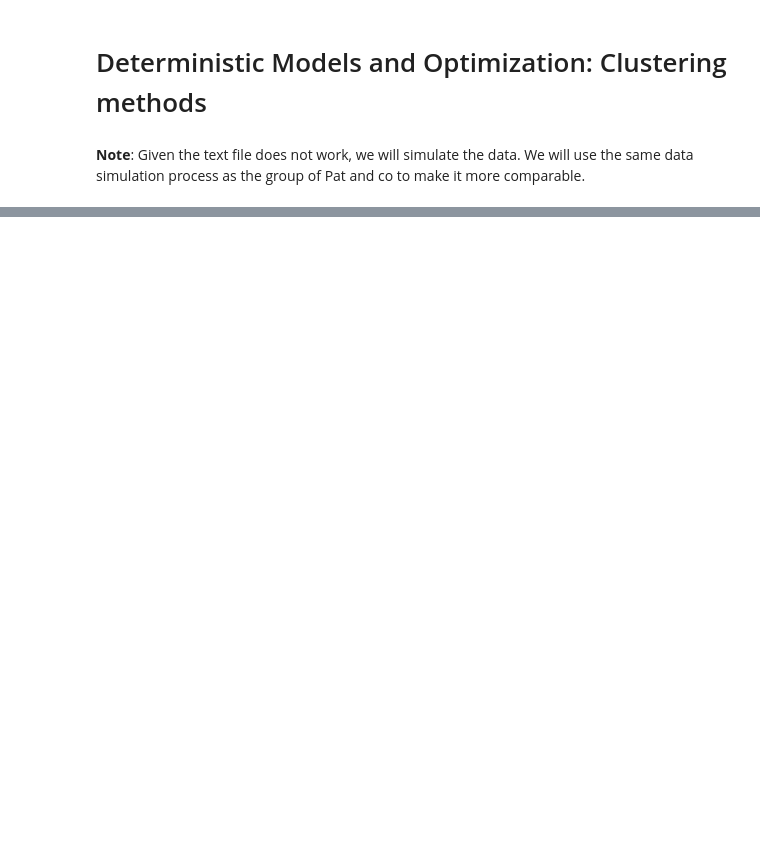
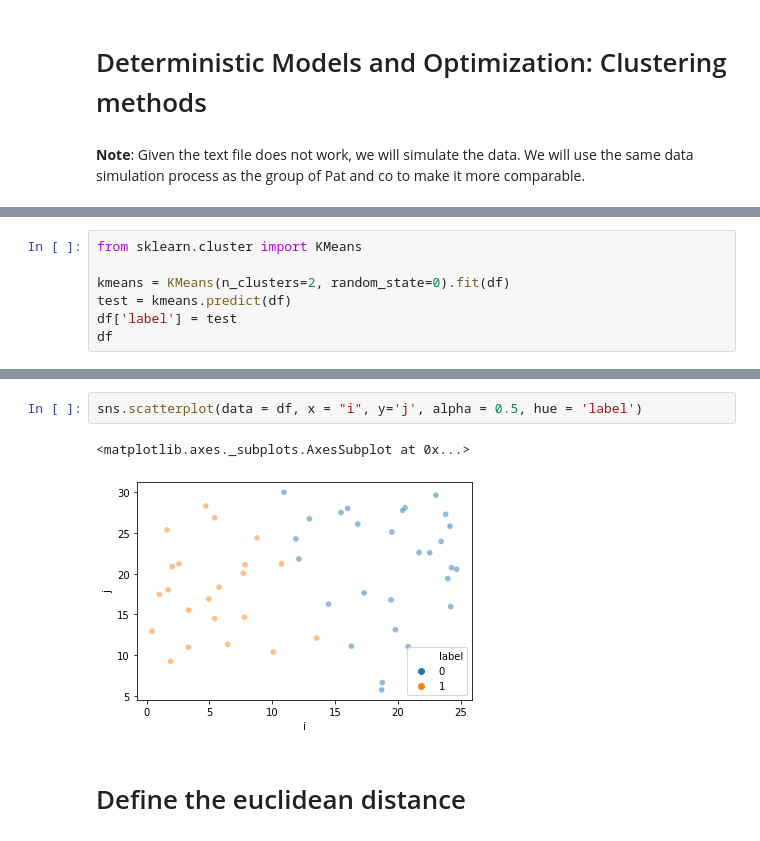
Before and after one commit to LiviReka/Optimization_assignments, a Jupyter notebook: Coding_Assignment_Optimisation.ipynb, the cells around one changed output, grey strips where cells are left out. Cells and saved outputs as stored; diff of their text form; blank space fills up the shorter version.

```diff
--- a/Coding_Assignment_Optimisation.ipynb
+++ b/Coding_Assignment_Optimisation.ipynb
@@ -32,0 +40,7 @@ df
+# %%
+from sklearn.cluster import KMeans
+
+kmeans = KMeans(n_clusters=2, random_state=0).fit(df)
+test = kmeans.predict(df)
+df['label'] = test
+df
@@ -32,0 +65,7 @@ df
+# %%
+sns.scatterplot(data = df, x = "i", y='j', alpha = 0.5, hue = 'label')
+# %% [output]
+<matplotlib.axes._subplots.AxesSubplot at 0x...>
+[figure, added]
+# %% [markdown]
+# Define the euclidean distance
```
Also changed, not shown: parts of 9 cells of this notebook.
